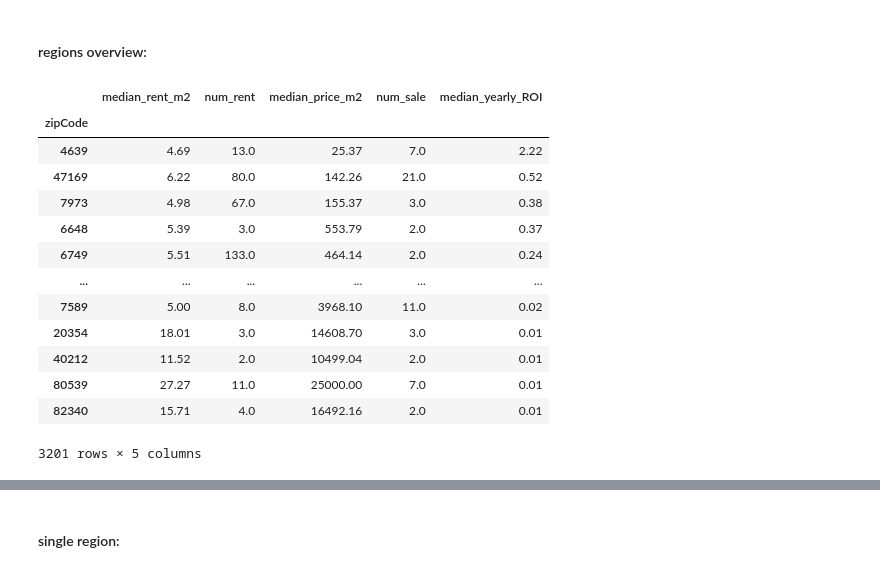
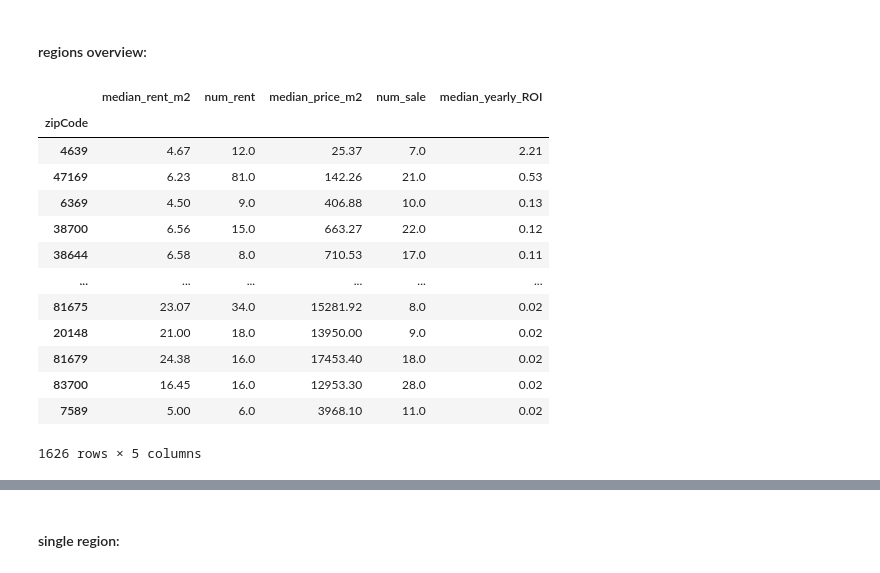
Before and after one commit to maxtue/ApartmentListings, a Jupyter notebook: data_analysis/combined.ipynb, the cells around one changed output, grey strips where cells are left out. Saved outputs shown, nothing was run; the diff lists cells and outputs as text; code cells hidden in the pictures.

```diff
--- a/data_analysis/combined.ipynb
+++ b/data_analysis/combined.ipynb
@@ -147,28 +147,28 @@ sale_select_df = sale_df[sale_select_columns].copy()
 # %% [markdown]
 #### regions overview:
 # %%
-min_num = 1
+min_num = 5
 combined_filt_ord = "median_yearly_ROI"
 
 combined_filt = (combined_df["num_rent"] > min_num) & (
     combined_df["num_sale"] > min_num
 )
 combined_df[combined_filt].sort_values(combined_filt_ord, ascending=False)
 # %% [output]
 |  | median_rent_m2 | num_rent | median_price_m2 | num_sale | median_yearly_ROI |
 | zipCode |  |  |  |  |  |
-| 4639 | 4.69 | 13.0 | 25.37 | 7.0 | 2.22 |
-| 47169 | 6.22 | 80.0 | 142.26 | 21.0 | 0.52 |
-| 7973 | 4.98 | 67.0 | 155.37 | 3.0 | 0.38 |
-| 6648 | 5.39 | 3.0 | 553.79 | 2.0 | 0.37 |
-| 6749 | 5.51 | 133.0 | 464.14 | 2.0 | 0.24 |
+| 4639 | 4.67 | 12.0 | 25.37 | 7.0 | 2.21 |
+| 47169 | 6.23 | 81.0 | 142.26 | 21.0 | 0.53 |
+| 6369 | 4.50 | 9.0 | 406.88 | 10.0 | 0.13 |
+| 38700 | 6.56 | 15.0 | 663.27 | 22.0 | 0.12 |
+| 38644 | 6.58 | 8.0 | 710.53 | 17.0 | 0.11 |
 | ... | ... | ... | ... | ... | ... |
-| 7589 | 5.00 | 8.0 | 3968.10 | 11.0 | 0.02 |
-| 20354 | 18.01 | 3.0 | 14608.70 | 3.0 | 0.01 |
-| 40212 | 11.52 | 2.0 | 10499.04 | 2.0 | 0.01 |
-| 80539 | 27.27 | 11.0 | 25000.00 | 7.0 | 0.01 |
-| 82340 | 15.71 | 4.0 | 16492.16 | 2.0 | 0.01 |
+| 81675 | 23.07 | 34.0 | 15281.92 | 8.0 | 0.02 |
+| 20148 | 21.00 | 18.0 | 13950.00 | 9.0 | 0.02 |
+| 81679 | 24.38 | 16.0 | 17453.40 | 18.0 | 0.02 |
+| 83700 | 16.45 | 16.0 | 12953.30 | 28.0 | 0.02 |
+| 7589 | 5.00 | 6.0 | 3968.10 | 11.0 | 0.02 |
-3201 rows × 5 columns
+1626 rows × 5 columns
 [interactive output not drawn]
 # %% [markdown]
 #### single region:
```
Also changed, not shown: parts of 3 cells of this notebook, 1 other file.
